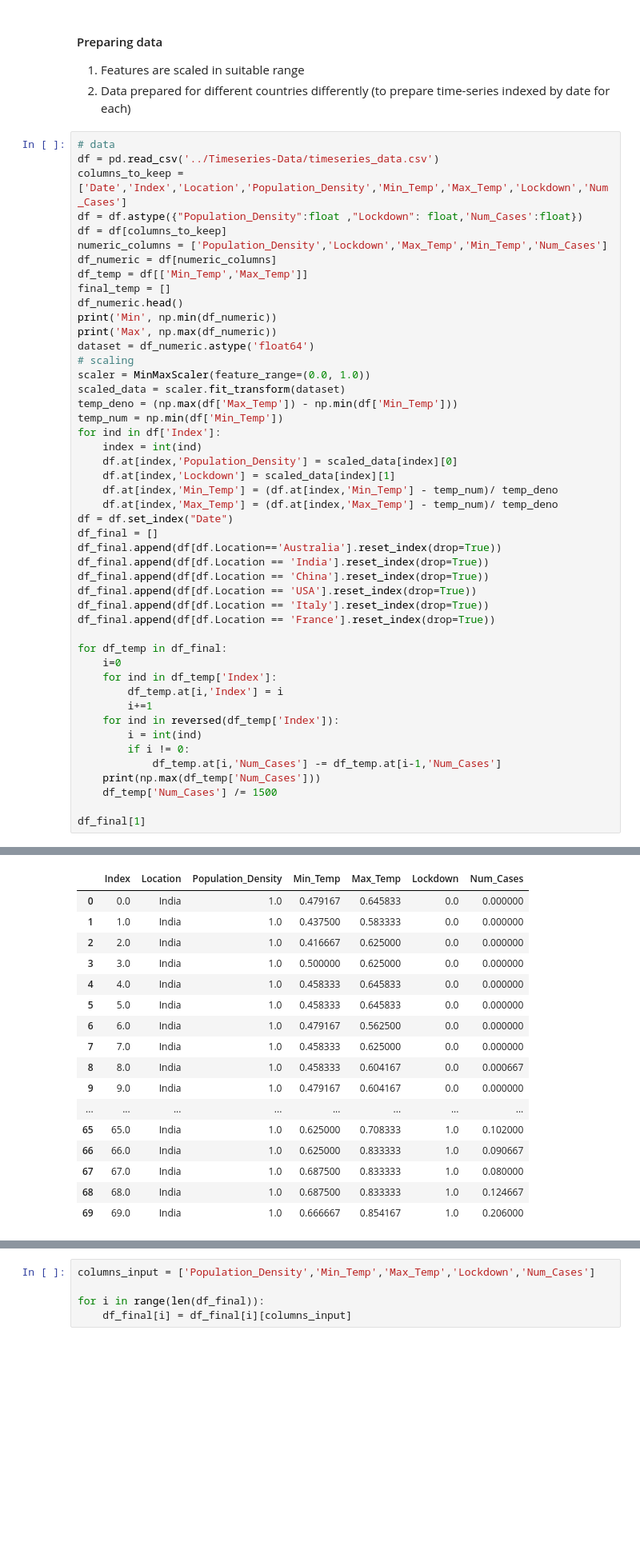
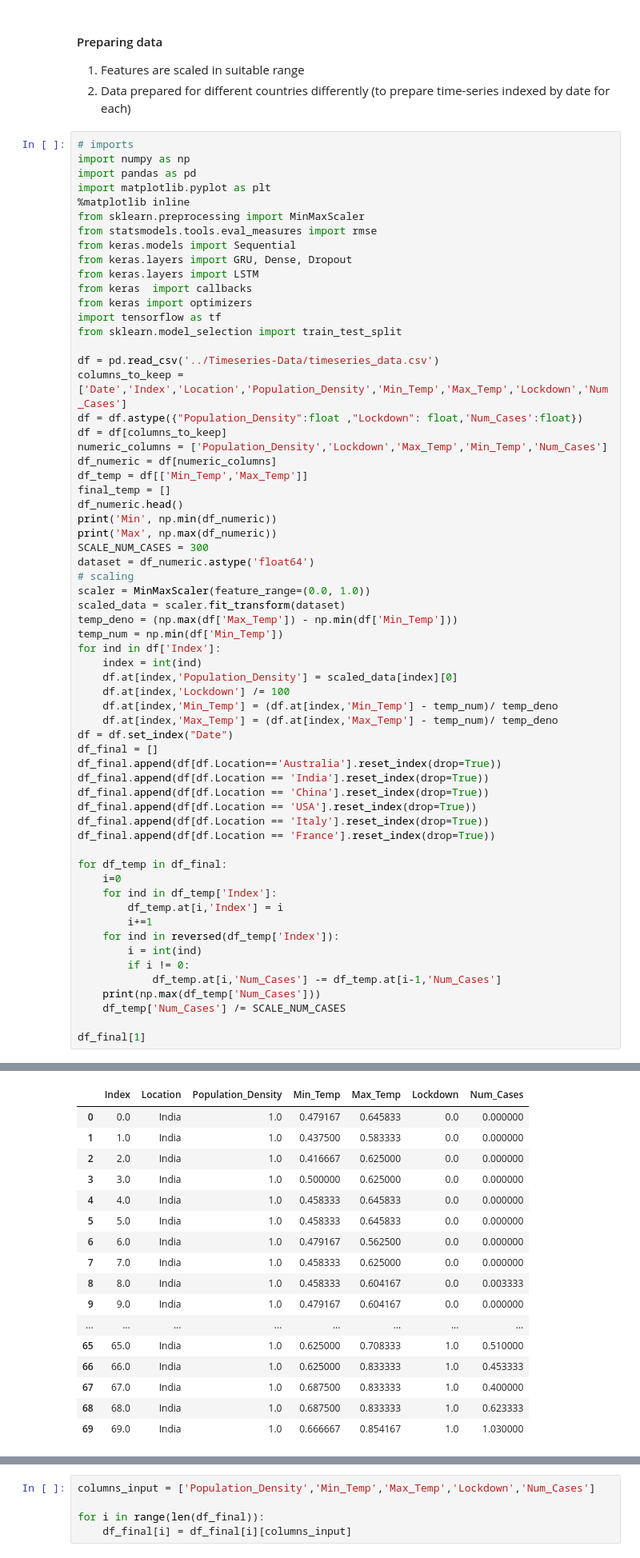
Before and after one commit to abdulsmapara/Covid-19-Trend-Predictor, a Jupyter notebook: src/covid-19-trend-predictor.ipynb, the cells around one changed output, grey strips where cells are left out. Shown at 80% size. Drawn from its saved outputs; the diff is of its cells as text; blank space fills up the shorter version.

```diff
--- a/src/covid-19-trend-predictor.ipynb
+++ b/src/covid-19-trend-predictor.ipynb
@@ -24,7 +7,21 @@ Using TensorFlow backend.
 1. Features are scaled in suitable range
 2. Data prepared for different countries differently (to prepare time-series indexed by date for each)
 # %%
-# data
+# imports
+import numpy as np
+import pandas as pd
+import matplotlib.pyplot as plt
+%matplotlib inline
+from sklearn.preprocessing import MinMaxScaler
+from statsmodels.tools.eval_measures import rmse
+from keras.models import Sequential
+from keras.layers import GRU, Dense, Dropout
+from keras.layers import LSTM
+from keras  import callbacks
+from keras import optimizers
+import tensorflow as tf
+from sklearn.model_selection import train_test_split
+
 df = pd.read_csv('../Timeseries-Data/timeseries_data.csv')
 columns_to_keep = ['Date','Index','Location','Population_Density','Min_Temp','Max_Temp','Lockdown','Num_Cases']
 df = df.astype({"Population_Density":float ,"Lockdown": float,'Num_Cases':float})
@@ -36,6 +33,7 @@ final_temp = []
 df_numeric.head()
 print('Min', np.min(df_numeric))
 print('Max', np.max(df_numeric))
+SCALE_NUM_CASES = 300
 dataset = df_numeric.astype('float64')
 # scaling
 scaler = MinMaxScaler(feature_range=(0.0, 1.0))
@@ -45,7 +43,7 @@ temp_num = np.min(df['Min_Temp'])
 for ind in df['Index']:
     index = int(ind)
     df.at[index,'Population_Density'] = scaled_data[index][0]
-    df.at[index,'Lockdown'] = scaled_data[index][1]
+    df.at[index,'Lockdown'] /= 100
     df.at[index,'Min_Temp'] = (df.at[index,'Min_Temp'] - temp_num)/ temp_deno
     df.at[index,'Max_Temp'] = (df.at[index,'Max_Temp'] - temp_num)/ temp_deno
 df = df.set_index("Date")
@@ -67,7 +65,7 @@ for df_temp in df_final:
         if i != 0:
             df_temp.at[i,'Num_Cases'] -= df_temp.at[i-1,'Num_Cases']
     print(np.max(df_temp['Num_Cases']))
-    df_temp['Num_Cases'] /= 1500
+    df_temp['Num_Cases'] /= SCALE_NUM_CASES
 
 df_final[1]
 # %% [output]
@@ -92,17 +91,17 @@ dtype: float64
 |  | Index | Location | Population_Density | Min_Temp | Max_Temp | Lockdown | Num_Cases |
 | 0 | 0.0 | India | 1.0 | 0.479167 | 0.645833 | 0.0 | 0.000000 |
 | 1 | 1.0 | India | 1.0 | 0.437500 | 0.583333 | 0.0 | 0.000000 |
 | 2 | 2.0 | India | 1.0 | 0.416667 | 0.625000 | 0.0 | 0.000000 |
 | 3 | 3.0 | India | 1.0 | 0.500000 | 0.625000 | 0.0 | 0.000000 |
 | 4 | 4.0 | India | 1.0 | 0.458333 | 0.645833 | 0.0 | 0.000000 |
 | 5 | 5.0 | India | 1.0 | 0.458333 | 0.645833 | 0.0 | 0.000000 |
 | 6 | 6.0 | India | 1.0 | 0.479167 | 0.562500 | 0.0 | 0.000000 |
 | 7 | 7.0 | India | 1.0 | 0.458333 | 0.625000 | 0.0 | 0.000000 |
-| 8 | 8.0 | India | 1.0 | 0.458333 | 0.604167 | 0.0 | 0.000667 |
+| 8 | 8.0 | India | 1.0 | 0.458333 | 0.604167 | 0.0 | 0.003333 |
 | 9 | 9.0 | India | 1.0 | 0.479167 | 0.604167 | 0.0 | 0.000000 |
 | ... | ... | ... | ... | ... | ... | ... | ... |
-| 65 | 65.0 | India | 1.0 | 0.625000 | 0.708333 | 1.0 | 0.102000 |
-| 66 | 66.0 | India | 1.0 | 0.625000 | 0.833333 | 1.0 | 0.090667 |
-| 67 | 67.0 | India | 1.0 | 0.687500 | 0.833333 | 1.0 | 0.080000 |
-| 68 | 68.0 | India | 1.0 | 0.687500 | 0.833333 | 1.0 | 0.124667 |
-| 69 | 69.0 | India | 1.0 | 0.666667 | 0.854167 | 1.0 | 0.206000 |
+| 65 | 65.0 | India | 1.0 | 0.625000 | 0.708333 | 1.0 | 0.510000 |
+| 66 | 66.0 | India | 1.0 | 0.625000 | 0.833333 | 1.0 | 0.453333 |
+| 67 | 67.0 | India | 1.0 | 0.687500 | 0.833333 | 1.0 | 0.400000 |
+| 68 | 68.0 | India | 1.0 | 0.687500 | 0.833333 | 1.0 | 0.623333 |
+| 69 | 69.0 | India | 1.0 | 0.666667 | 0.854167 | 1.0 | 1.030000 |
```
Also changed, not shown: parts of 12 cells of this notebook.
